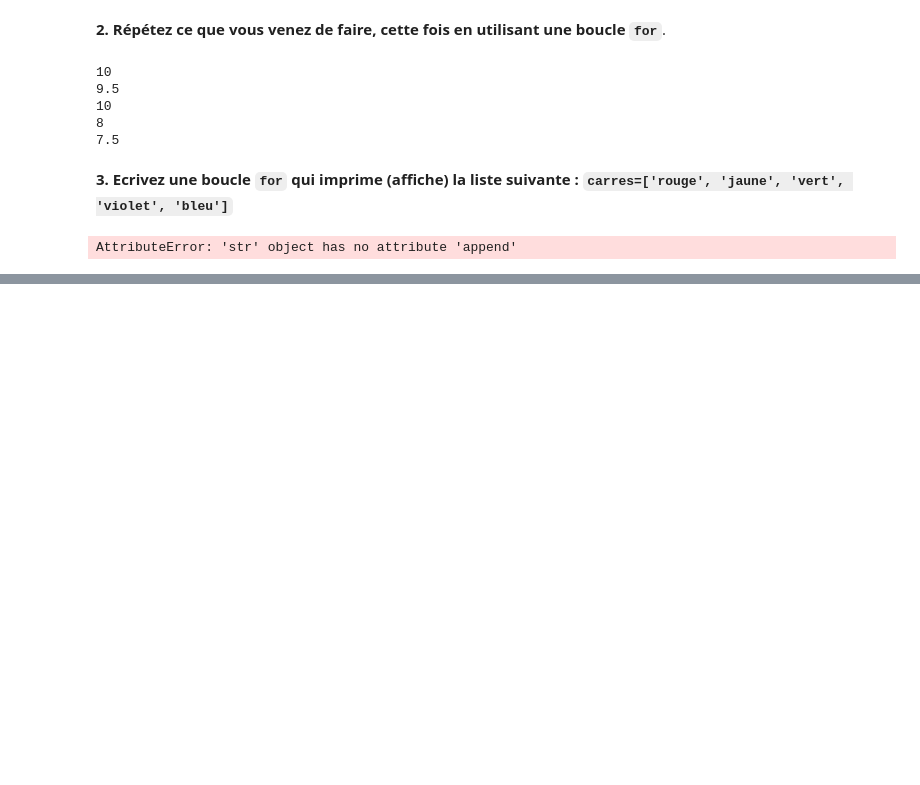
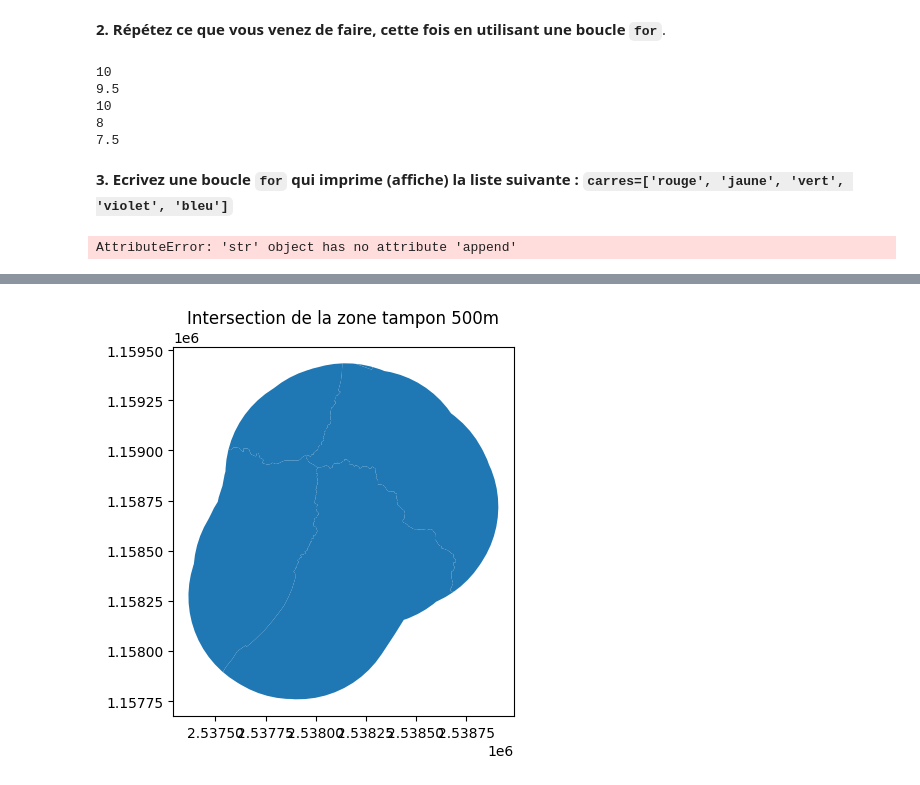
Before and after one commit to noemiezufferey/2024_Geoinformatique_I, a Jupyter notebook: s2_ip_exercice.ipynb, the cells around one changed output, grey strips where cells are left out. Saved outputs shown, nothing was run; the diff lists cells and outputs as text; code cells hidden in the pictures; blank space fills up the shorter version.

```diff
--- a/s2_ip_exercice.ipynb
+++ b/s2_ip_exercice.ipynb
@@ -107,0 +190,12 @@ AttributeError: 'str' object has no attribute 'append'
+# %%
+import geopandas as gpd
+
+# Charger le geopackage et la couche spécifiée
+gpkg_path = "/content/swissBOUNDARIES3D_1_5_LV95_LN02.gpkg"
+layer_name = "tlm_hoheitsgebiet"
+
+# Charger la couche dans un GeoDataFrame
+gdf = gpd.read_file(gpkg_path, layer=layer_name)
+
+# Afficher les colonnes du GeoDataFrame
+print(gdf.columns)
@@ -107,0 +210,57 @@ AttributeError: 'str' object has no attribute 'append'
+# %%
+# Créer un dictionnaire pour les zones tampons
+zi_buf = {
+    '500m': buffer_500m,
+    '1km': ring_1km,
+    '5km': ring_5km
+}
+
+# Convertir les géométries brutes en GeoDataFrames
+zi_buf_gdf = {
+    k: gpd.GeoDataFrame(geometry=[poly], crs=gdf.crs)
+    for k, poly in zi_buf.items()
+}
+
+# Charger les données des communes (remplacer 'communes_file' par votre fichier réel)
+communes_file = "/content/swissBOUNDARIES3D_1_5_LV95_LN02.gpkg"  # Remplacez par le chemin de votre fichier des communes
+communes_layer_name = "tlm_hoheitsgebiet"  # Remplacez par le nom exact de la couche souhaitée
+communes_gdf = gpd.read_file(communes_file, layer=communes_layer_name)
+
+
+# Calculer l'intersection entre les zones tampons et les communes
+zi_buf_cmnes = {
+    k: gpd.overlay(gdf, communes_gdf, how='intersection')
+    for k, gdf in zi_buf_gdf.items()
+}
+
+# Fonction pour inspecter et visualiser les résultats
+def inspect_result(buffer_name):
+    print(f"Inspection de la zone tampon {buffer_name}:")
+    print("Avant intersection:")
+    print(zi_buf_gdf[buffer_name])
+    print("Après intersection:")
+    print(zi_buf_cmnes[buffer_name])
+    print("Affichage graphique:")
+    zi_buf_cmnes[buffer_name].plot()
+    plt.title(f"Intersection de la zone tampon {buffer_name}")
+    plt.show()
+
+# Exemple: inspection de la zone tampon de 500m
+inspect_result('500m')
+
+# Compter le nombre de personnes par commune pour chaque zone tampon (suppose une colonne 'population')
+population_counts = {
+    k: gdf.groupby('name')['einwohnerzahl'].sum()
+    for k, gdf in zi_buf_cmnes.items()
+}
+
+# Afficher les résultats
+for buffer_name, counts in population_counts.items():
+    print(f"Population par commune pour la zone tampon {buffer_name}:")
+    print(counts)
+
+# Sauvegarder les résultats
+for buffer_name, gdf in zi_buf_cmnes.items():
+    output_file = f"buffer_{buffer_name}_intersect.gpkg"
+    gdf.to_file(output_file, driver="GPKG")
+# %% [output]
@@ -107,0 +284 @@ AttributeError: 'str' object has no attribute 'append'
+[figure, added]
```
Also changed, not shown: parts of 5 cells of this notebook.
